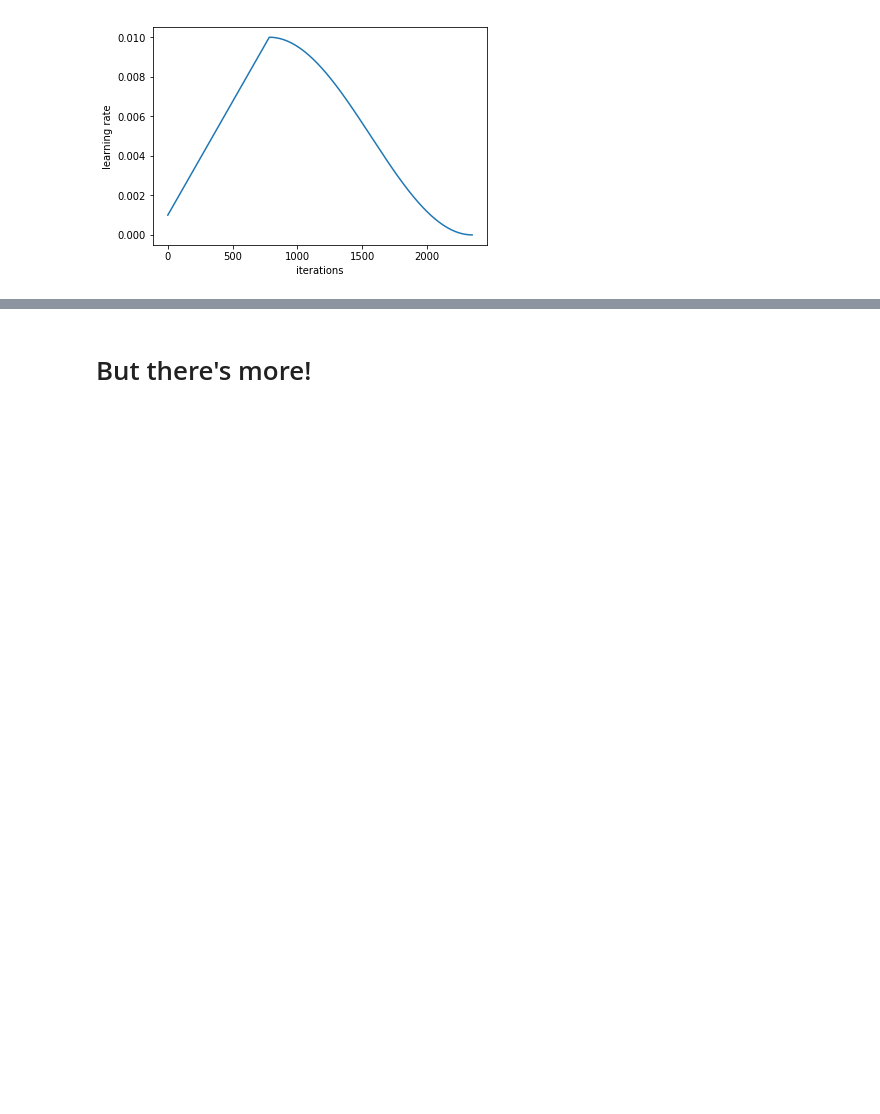
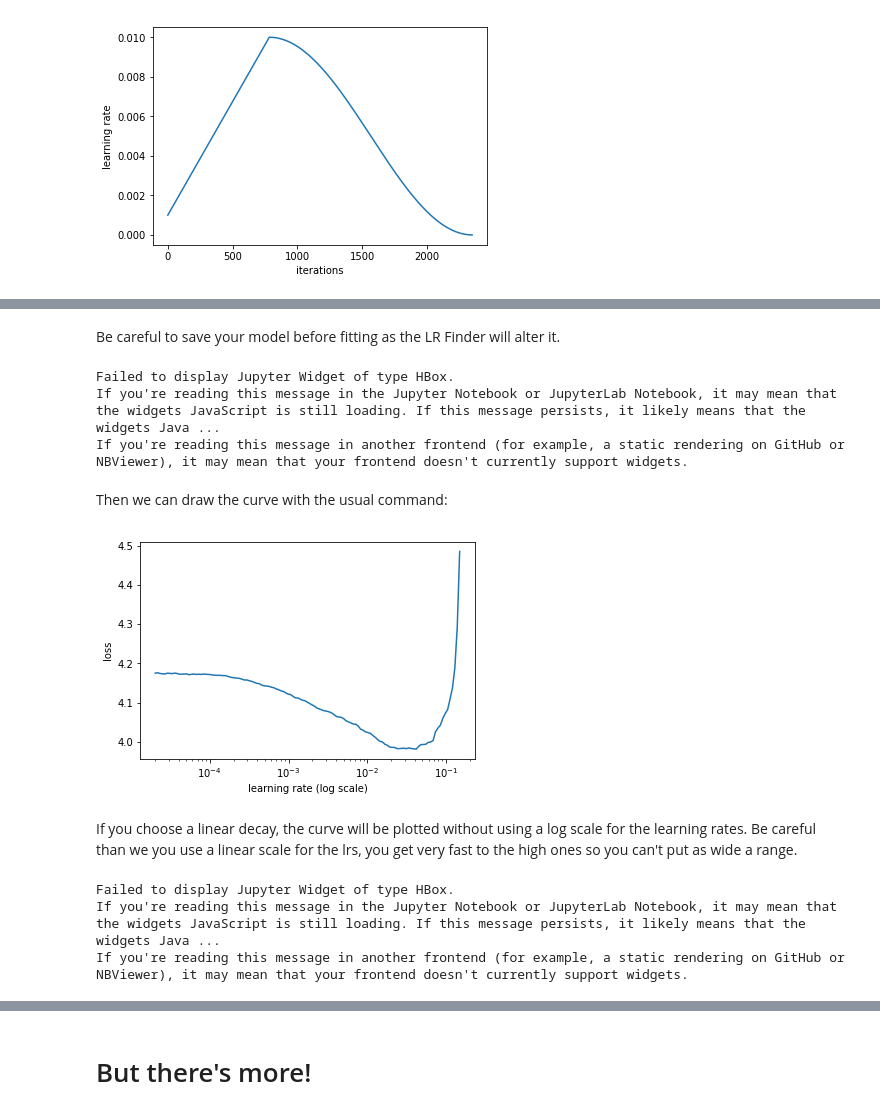
Before and after one commit to sgugger/Deep-Learning, a Jupyter notebook: Understanding the new fastai API for scheduling training.ipynb, the cells around one changed output, grey strips where cells are left out. Cells and saved outputs as stored; diff of their text form; code cells hidden in the pictures; blank space fills up the shorter version.

Commit message:
Adds cstuom LR Finder

```diff
--- a/Understanding the new fastai API for scheduling training.ipynb
+++ b/Understanding the new fastai API for scheduling training.ipynb
@@ -345,0 +352,31 @@ learn.sched.plot_lr(show_text=False, show_moms=False)
+# %%
+phases = [TrainingPhase(epochs=0.25, opt_fn=optim.SGD, lr=(1e-5,10), lr_decay=DecayType.EXPONENTIAL,momentum=0.9)]
+# %%
+learn = ConvLearner.from_model_data(SimpleNet([32*32*3, 40,10]), data)
+# %% [markdown]
+Be careful to save your model before fitting as the LR Finder will alter it.
+# %%
+learn.save('tmp')
+learn.fit_opt_sched(phases, stop_div=True)
+learn.load('tmp')
+# %% [output]
+Failed to display Jupyter Widget of type HBox.
+If you're reading this message in the Jupyter Notebook or JupyterLab Notebook, it may mean that the widgets JavaScript is still loading. If this message persists, it likely means that the widgets Java ...
+If you're reading this message in another frontend (for example, a static rendering on GitHub or NBViewer), it may mean that your frontend doesn't currently support widgets.
+# %% [markdown]
+Then we can draw the curve with the usual command:
+# %%
+learn.sched.plot()
+# %% [output]
+[figure, added]
+# %% [markdown]
+If you choose a linear decay, the curve will be plotted without using a log scale for the learning rates. Be careful than we you use a linear scale for the lrs, you get very fast to the high ones so you can't put as wide a range.
+# %%
+phases = [TrainingPhase(epochs=0.25, opt_fn=optim.SGD, lr=(0.001,0.1), lr_decay=DecayType.LINEAR,momentum=0.9)]
+learn.save('tmp')
+learn.fit_opt_sched(phases, stop_div=True)
+learn.load('tmp')
+# %% [output]
+Failed to display Jupyter Widget of type HBox.
+If you're reading this message in the Jupyter Notebook or JupyterLab Notebook, it may mean that the widgets JavaScript is still loading. If this message persists, it likely means that the widgets Java ...
+If you're reading this message in another frontend (for example, a static rendering on GitHub or NBViewer), it may mean that your frontend doesn't currently support widgets.
```
Also changed, not shown: parts of 6 cells of this notebook.
